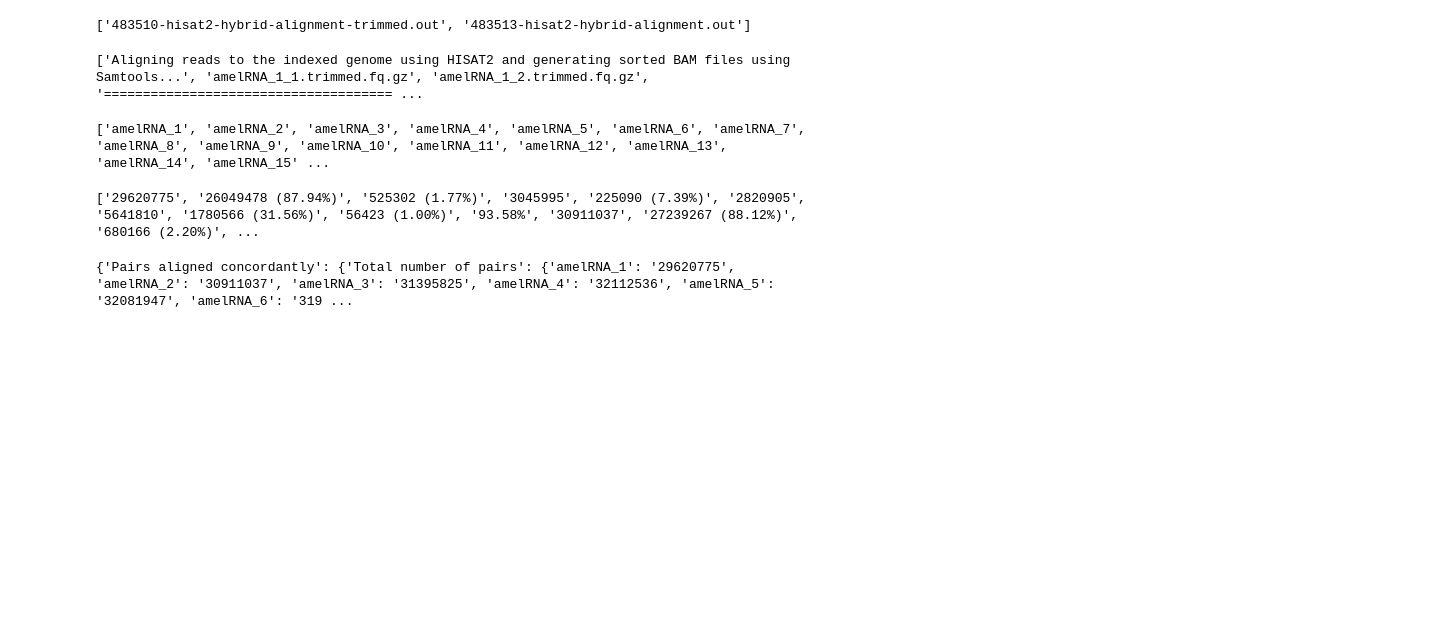
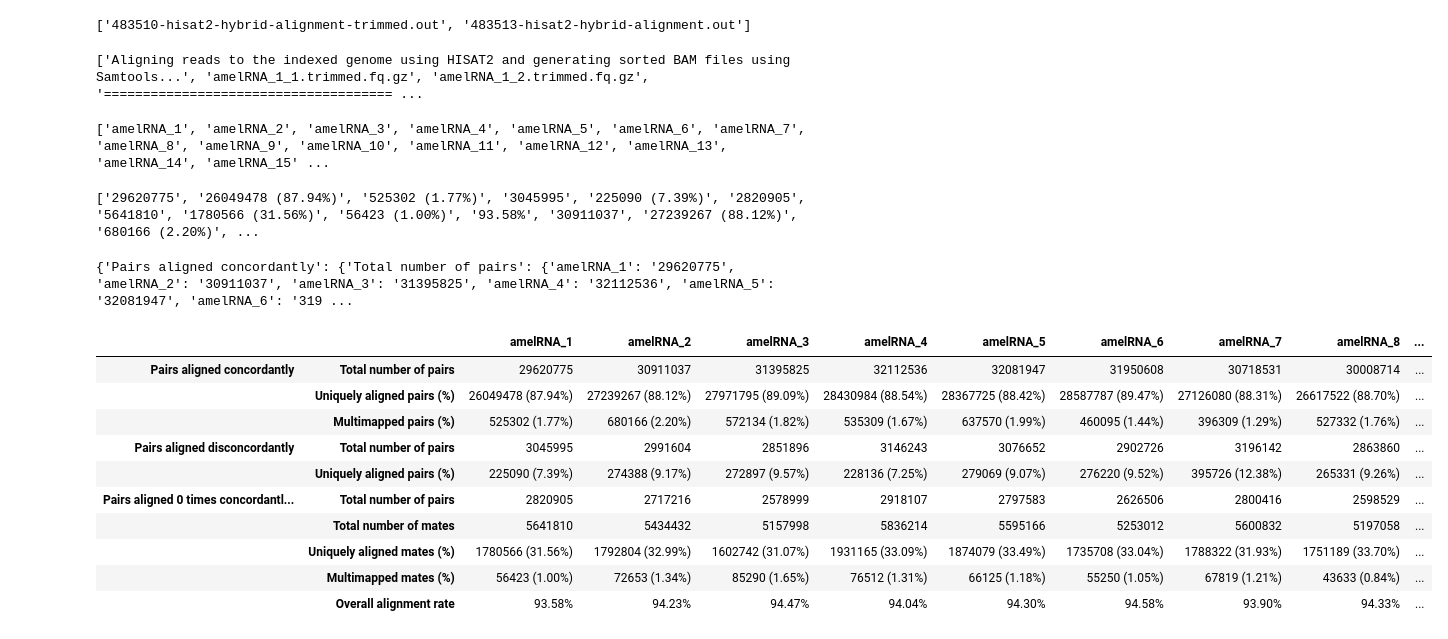
Before and after one commit to hasimhko/AlignStatExtract, a Jupyter notebook: alignment_stat_extraction.ipynb, the cells around one changed output. Saved outputs shown, nothing was run; the diff lists cells and outputs as text; code cells hidden in the pictures; blank space fills up the shorter version.

Commit message:
add a function to build pandas df

```diff
--- a/alignment_stat_extraction.ipynb
+++ b/alignment_stat_extraction.ipynb
@@ -156,7 +156,42 @@ def alignment_stats_dict(stats, sample_list):
 
     return h0_dic
 
-stats_df = alignment_stats_dict(alignment_stats, sample_ids)
-print(stats_df)
+stats_dict = alignment_stats_dict(alignment_stats, sample_ids)
+print(stats_dict)
 # %% [output]
 {'Pairs aligned concordantly': {'Total number of pairs': {'amelRNA_1': '29620775', 'amelRNA_2': '30911037', 'amelRNA_3': '31395825', 'amelRNA_4': '32112536', 'amelRNA_5': '32081947', 'amelRNA_6': '319 ...
+# %%
+import pandas as pd
+
+def build_stats_df(stats_dict):
+    # column names
+    h0_1 = "Pairs aligned concordantly"
+    h0_2 = "Pairs aligned disconcordantly"
+    h0_3 = "Pairs aligned 0 times concordantly or discordantly"
+    h2 = ""
+
+    # building dataframes for each dictionary
+    df1 = pd.DataFrame.from_dict(stats_dict[h0_1], orient="index")
+    df2 = pd.DataFrame.from_dict(stats_dict[h0_2], orient="index")
+    df3 = pd.DataFrame.from_dict(stats_dict[h0_3], orient="index")
+    df4 = pd.DataFrame.from_dict(stats_dict[h2], orient="index")
+
+    pieces = {h0_1:df1, h0_2:df2, h0_3:df3, h2: df4} # merging dataframes into one dictionary
+
+    result_dataframe = pd.concat(pieces) # piecing together everything as a dataframe
+    return result_dataframe
+
+stats_df = build_stats_df(stats_dict)
+stats_df
+# %% [output]
+|  |  | amelRNA_1 | amelRNA_2 | amelRNA_3 | amelRNA_4 | amelRNA_5 | amelRNA_6 | amelRNA_7 | amelRNA_8 | ... |
+| Pairs aligned concordantly | Total number of pairs | 29620775 | 30911037 | 31395825 | 32112536 | 32081947 | 31950608 | 30718531 | 30008714 | ... |
+|  | Uniquely aligned pairs (%) | 26049478 (87.94%) | 27239267 (88.12%) | 27971795 (89.09%) | 28430984 (88.54%) | 28367725 (88.42%) | 28587787 (89.47%) | 27126080 (88.31%) | 26617522 (88.70%) | ... |
+|  | Multimapped pairs (%) | 525302 (1.77%) | 680166 (2.20%) | 572134 (1.82%) | 535309 (1.67%) | 637570 (1.99%) | 460095 (1.44%) | 396309 (1.29%) | 527332 (1.76%) | ... |
+| Pairs aligned disconcordantly | Total number of pairs | 3045995 | 2991604 | 2851896 | 3146243 | 3076652 | 2902726 | 3196142 | 2863860 | ... |
+|  | Uniquely aligned pairs (%) | 225090 (7.39%) | 274388 (9.17%) | 272897 (9.57%) | 228136 (7.25%) | 279069 (9.07%) | 276220 (9.52%) | 395726 (12.38%) | 265331 (9.26%) | ... |
+| Pairs aligned 0 times concordantl... | Total number of pairs | 2820905 | 2717216 | 2578999 | 2918107 | 2797583 | 2626506 | 2800416 | 2598529 | ... |
+|  | Total number of mates | 5641810 | 5434432 | 5157998 | 5836214 | 5595166 | 5253012 | 5600832 | 5197058 | ... |
+|  | Uniquely aligned mates (%) | 1780566 (31.56%) | 1792804 (32.99%) | 1602742 (31.07%) | 1931165 (33.09%) | 1874079 (33.49%) | 1735708 (33.04%) | 1788322 (31.93%) | 1751189 (33.70%) | ... |
+|  | Multimapped mates (%) | 56423 (1.00%) | 72653 (1.34%) | 85290 (1.65%) | 76512 (1.31%) | 66125 (1.18%) | 55250 (1.05%) | 67819 (1.21%) | 43633 (0.84%) | ... |
+|  | Overall alignment rate | 93.58% | 94.23% | 94.47% | 94.04% | 94.30% | 94.58% | 93.90% | 94.33% | ... |
```
